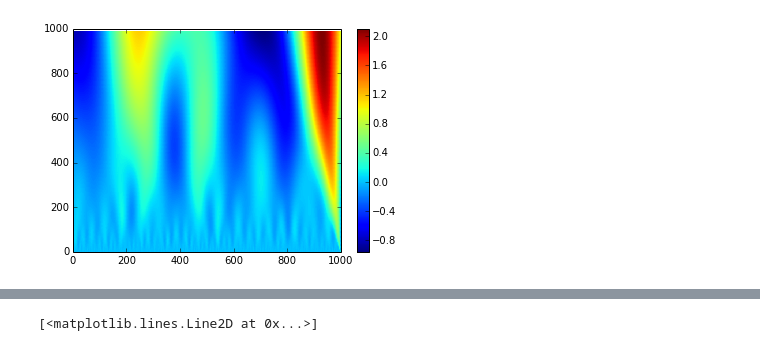
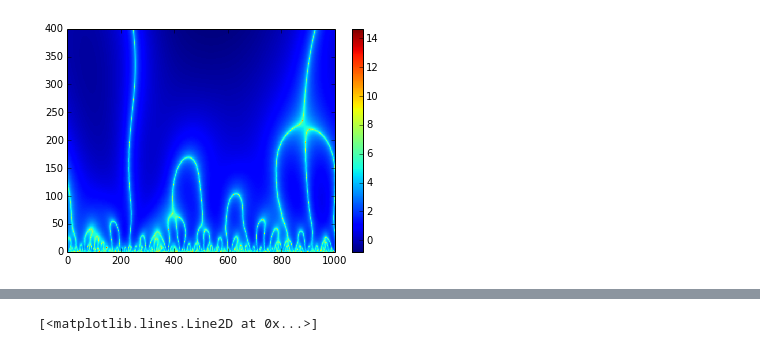
Before and after one commit to buckie/wtmm-python, a Jupyter notebook: notebooks/scipy approach.ipynb, the cells around one changed output, grey strips where cells are left out. Saved outputs shown, nothing was run; the diff lists cells and outputs as text; code cells hidden in the pictures.

```diff
--- a/notebooks/scipy approach.ipynb
+++ b/notebooks/scipy approach.ipynb
@@ -62,9 +48,10 @@ plot(bwn_m)
 # %%
-widths = np.arange(1, 100, 0.1)
+widths = np.arange(1, 200, 0.5)
 sig = bwn_m
-w_coefs = signal.cwt(sig, signal.ricker, widths)
-plt.pcolor(w_coefs)
+w_coefs_bwn = signal.cwt(sig, signal.ricker, widths)
+w_coefs_bwn_la = -1 * log(abs(w_coefs_bwn))
+plt.pcolor(w_coefs_bwn_la)
 plt.colorbar()
 plt.show()
 # %% [output]
-[figure, old version]
+[figure, new version]
```
Also changed, not shown: parts of 24 cells of this notebook, 2 other files.
